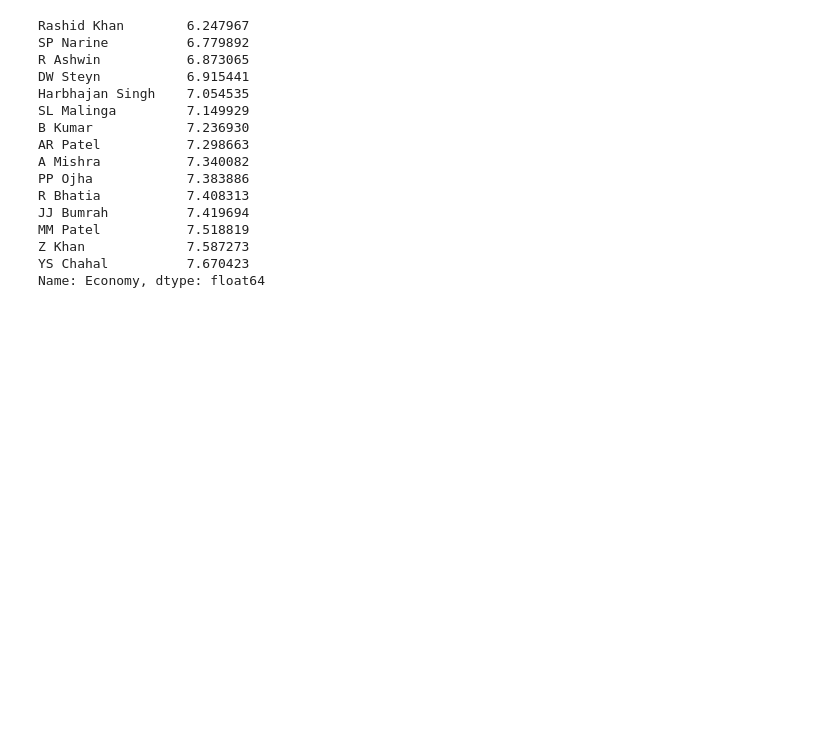
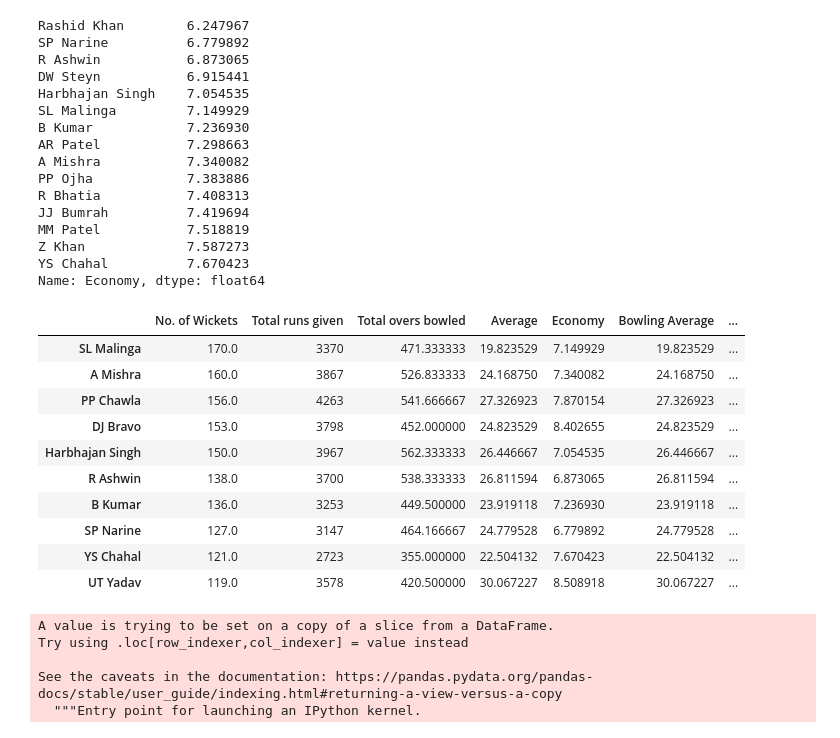
Before and after one commit to dhrubjun/All-time-best-IPL-team, a Jupyter notebook: All_time_best_IPL_team.ipynb, the cells around one changed output. Cells and saved outputs as stored; diff of their text form; code cells hidden in the pictures; blank space fills up the shorter version.

```diff
--- a/All_time_best_IPL_team.ipynb
+++ b/All_time_best_IPL_team.ipynb
@@ -336,9 +394,9 @@ df_bowler.head()
 | DJ Bravo | 153.0 | 3798 | 452.000000 |
 | Harbhajan Singh | 150.0 | 3967 | 562.333333 |
 # %%
-df_bowler['Average'] = df_bowler['Total runs given']/df_bowler['No. of Wickets']
+df_bowler['Bowling Average'] = df_bowler['Total runs given']/df_bowler['No. of Wickets']
 # %%
-df_bowler['Economy'] = df_bowler['Total runs given']/df_bowler['Total overs bowled']
+df_bowler['Bowling Economy'] = df_bowler['Total runs given']/df_bowler['Total overs bowled']
 # %%
-df_bowler = df_bowler[df_bowler['No. of Wickets']>70]
+df_bowler1 = df_bowler[df_bowler['No. of Wickets']>70]
 # %%
@@ -379,3 +437,25 @@ MM Patel           7.518819
 Z Khan             7.587273
 YS Chahal          7.670423
 Name: Economy, dtype: float64
+# %%
+df_bowler1.head(10)
+# %% [output]
+|  | No. of Wickets | Total runs given | Total overs bowled | Average | Economy | Bowling Average | ... |
+| SL Malinga | 170.0 | 3370 | 471.333333 | 19.823529 | 7.149929 | 19.823529 | ... |
+| A Mishra | 160.0 | 3867 | 526.833333 | 24.168750 | 7.340082 | 24.168750 | ... |
+| PP Chawla | 156.0 | 4263 | 541.666667 | 27.326923 | 7.870154 | 27.326923 | ... |
+| DJ Bravo | 153.0 | 3798 | 452.000000 | 24.823529 | 8.402655 | 24.823529 | ... |
+| Harbhajan Singh | 150.0 | 3967 | 562.333333 | 26.446667 | 7.054535 | 26.446667 | ... |
+| R Ashwin | 138.0 | 3700 | 538.333333 | 26.811594 | 6.873065 | 26.811594 | ... |
+| B Kumar | 136.0 | 3253 | 449.500000 | 23.919118 | 7.236930 | 23.919118 | ... |
+| SP Narine | 127.0 | 3147 | 464.166667 | 24.779528 | 6.779892 | 24.779528 | ... |
+| YS Chahal | 121.0 | 2723 | 355.000000 | 22.504132 | 7.670423 | 22.504132 | ... |
+| UT Yadav | 119.0 | 3578 | 420.500000 | 30.067227 | 8.508918 | 30.067227 | ... |
+# %%
+df_bowler1['Points'] = df_bowler1['Average'] + df_bowler1['Economy']
+# %% [output]
+A value is trying to be set on a copy of a slice from a DataFrame.
+Try using .loc[row_indexer,col_indexer] = value instead
+
+See the caveats in the documentation: https://pandas.pydata.org/pandas-docs/stable/user_guide/indexing.html#returning-a-view-versus-a-copy
+  """Entry point for launching an IPython kernel.
```
Also changed, not shown: parts of 30 cells of this notebook.
